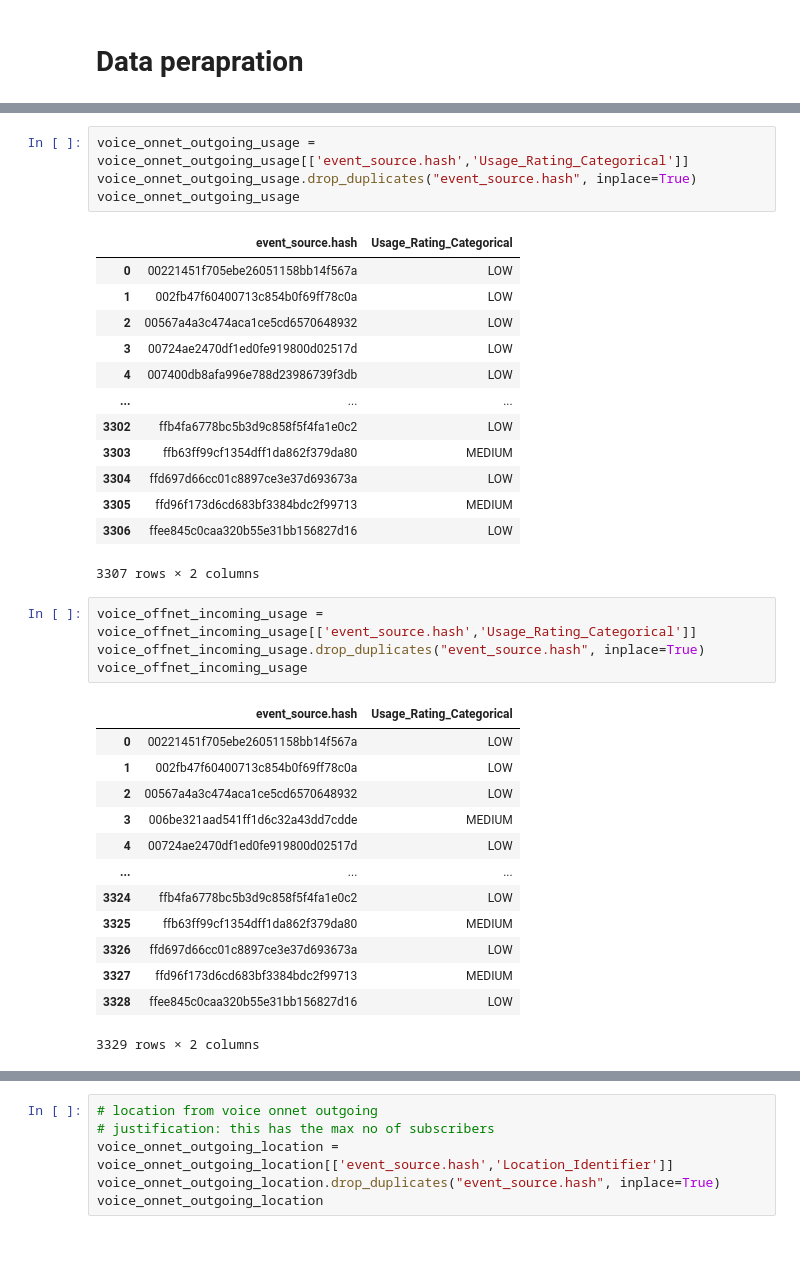
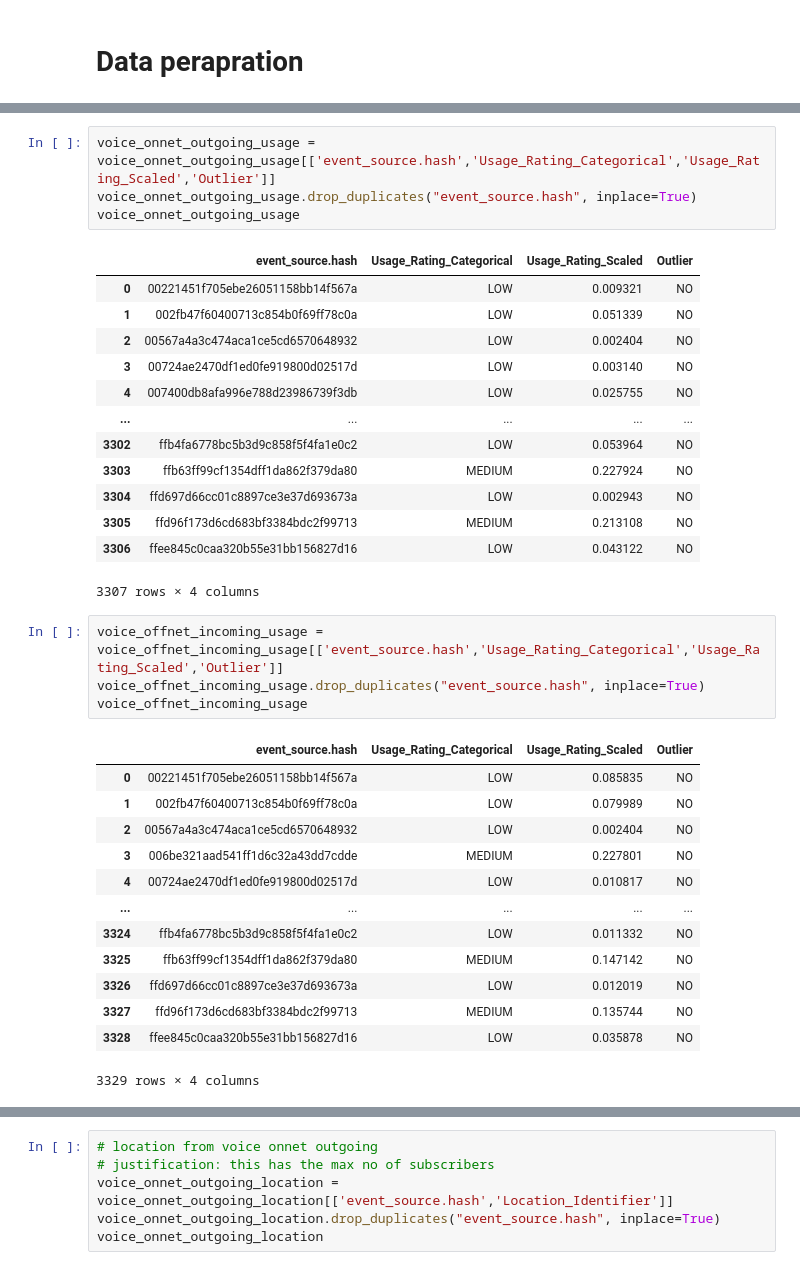
Before and after one commit to cmadusankahw/leve-4-research-hybrid-recommender-for-fixed-line-telco, a Jupyter notebook: User Profile analysis.ipynb, the cells around one changed output, grey strips where cells are left out. Saved outputs shown, nothing was run; the diff lists cells and outputs as text.

```diff
--- a/User Profile analysis.ipynb
+++ b/User Profile analysis.ipynb
@@ -68,37 +69,37 @@ voice_onnet_incoming_usage
 # %%
-voice_onnet_outgoing_usage = voice_onnet_outgoing_usage[['event_source.hash','Usage_Rating_Categorical']]
+voice_onnet_outgoing_usage = voice_onnet_outgoing_usage[['event_source.hash','Usage_Rating_Categorical','Usage_Rating_Scaled','Outlier']]
 voice_onnet_outgoing_usage.drop_duplicates("event_source.hash", inplace=True)
 voice_onnet_outgoing_usage
 # %% [output]
-|  | event_source.hash | Usage_Rating_Categorical |
-| 0 | 00221451f705ebe26051158bb14f567a | LOW |
-| 1 | 002fb47f60400713c854b0f69ff78c0a | LOW |
-| 2 | 00567a4a3c474aca1ce5cd6570648932 | LOW |
-| 3 | 00724ae2470df1ed0fe919800d02517d | LOW |
-| 4 | 007400db8afa996e788d23986739f3db | LOW |
-| ... | ... | ... |
-| 3302 | ffb4fa6778bc5b3d9c858f5f4fa1e0c2 | LOW |
-| 3303 | ffb63ff99cf1354dff1da862f379da80 | MEDIUM |
-| 3304 | ffd697d66cc01c8897ce3e37d693673a | LOW |
-| 3305 | ffd96f173d6cd683bf3384bdc2f99713 | MEDIUM |
-| 3306 | ffee845c0caa320b55e31bb156827d16 | LOW |
+|  | event_source.hash | Usage_Rating_Categorical | Usage_Rating_Scaled | Outlier |
+| 0 | 00221451f705ebe26051158bb14f567a | LOW | 0.009321 | NO |
+| 1 | 002fb47f60400713c854b0f69ff78c0a | LOW | 0.051339 | NO |
+| 2 | 00567a4a3c474aca1ce5cd6570648932 | LOW | 0.002404 | NO |
+| 3 | 00724ae2470df1ed0fe919800d02517d | LOW | 0.003140 | NO |
+| 4 | 007400db8afa996e788d23986739f3db | LOW | 0.025755 | NO |
+| ... | ... | ... | ... | ... |
+| 3302 | ffb4fa6778bc5b3d9c858f5f4fa1e0c2 | LOW | 0.053964 | NO |
+| 3303 | ffb63ff99cf1354dff1da862f379da80 | MEDIUM | 0.227924 | NO |
+| 3304 | ffd697d66cc01c8897ce3e37d693673a | LOW | 0.002943 | NO |
+| 3305 | ffd96f173d6cd683bf3384bdc2f99713 | MEDIUM | 0.213108 | NO |
+| 3306 | ffee845c0caa320b55e31bb156827d16 | LOW | 0.043122 | NO |
-3307 rows × 2 columns
+3307 rows × 4 columns
 # %%
-voice_offnet_incoming_usage = voice_offnet_incoming_usage[['event_source.hash','Usage_Rating_Categorical']]
+voice_offnet_incoming_usage = voice_offnet_incoming_usage[['event_source.hash','Usage_Rating_Categorical','Usage_Rating_Scaled','Outlier']]
 voice_offnet_incoming_usage.drop_duplicates("event_source.hash", inplace=True)
 voice_offnet_incoming_usage
 # %% [output]
-|  | event_source.hash | Usage_Rating_Categorical |
-| 0 | 00221451f705ebe26051158bb14f567a | LOW |
-| 1 | 002fb47f60400713c854b0f69ff78c0a | LOW |
-| 2 | 00567a4a3c474aca1ce5cd6570648932 | LOW |
-| 3 | 006be321aad541ff1d6c32a43dd7cdde | MEDIUM |
-| 4 | 00724ae2470df1ed0fe919800d02517d | LOW |
-| ... | ... | ... |
-| 3324 | ffb4fa6778bc5b3d9c858f5f4fa1e0c2 | LOW |
-| 3325 | ffb63ff99cf1354dff1da862f379da80 | MEDIUM |
-| 3326 | ffd697d66cc01c8897ce3e37d693673a | LOW |
-| 3327 | ffd96f173d6cd683bf3384bdc2f99713 | MEDIUM |
-| 3328 | ffee845c0caa320b55e31bb156827d16 | LOW |
+|  | event_source.hash | Usage_Rating_Categorical | Usage_Rating_Scaled | Outlier |
+| 0 | 00221451f705ebe26051158bb14f567a | LOW | 0.085835 | NO |
+| 1 | 002fb47f60400713c854b0f69ff78c0a | LOW | 0.079989 | NO |
+| 2 | 00567a4a3c474aca1ce5cd6570648932 | LOW | 0.002404 | NO |
+| 3 | 006be321aad541ff1d6c32a43dd7cdde | MEDIUM | 0.227801 | NO |
+| 4 | 00724ae2470df1ed0fe919800d02517d | LOW | 0.010817 | NO |
+| ... | ... | ... | ... | ... |
+| 3324 | ffb4fa6778bc5b3d9c858f5f4fa1e0c2 | LOW | 0.011332 | NO |
+| 3325 | ffb63ff99cf1354dff1da862f379da80 | MEDIUM | 0.147142 | NO |
+| 3326 | ffd697d66cc01c8897ce3e37d693673a | LOW | 0.012019 | NO |
+| 3327 | ffd96f173d6cd683bf3384bdc2f99713 | MEDIUM | 0.135744 | NO |
+| 3328 | ffee845c0caa320b55e31bb156827d16 | LOW | 0.035878 | NO |
-3329 rows × 2 columns
+3329 rows × 4 columns
 # %%
```
Also changed, not shown: parts of 11 cells of this notebook, 3 other files.
